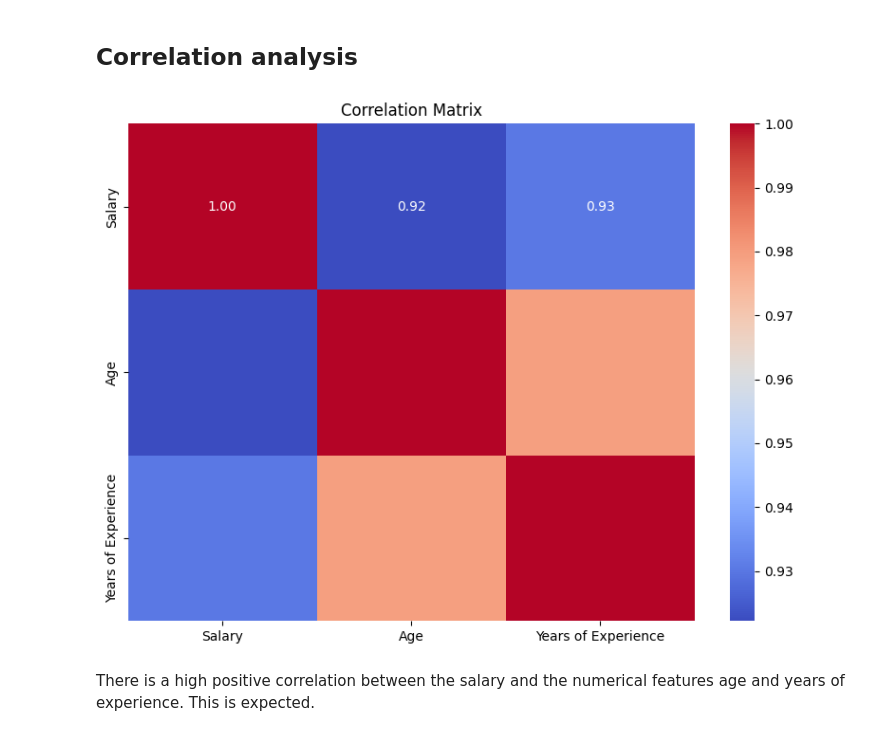
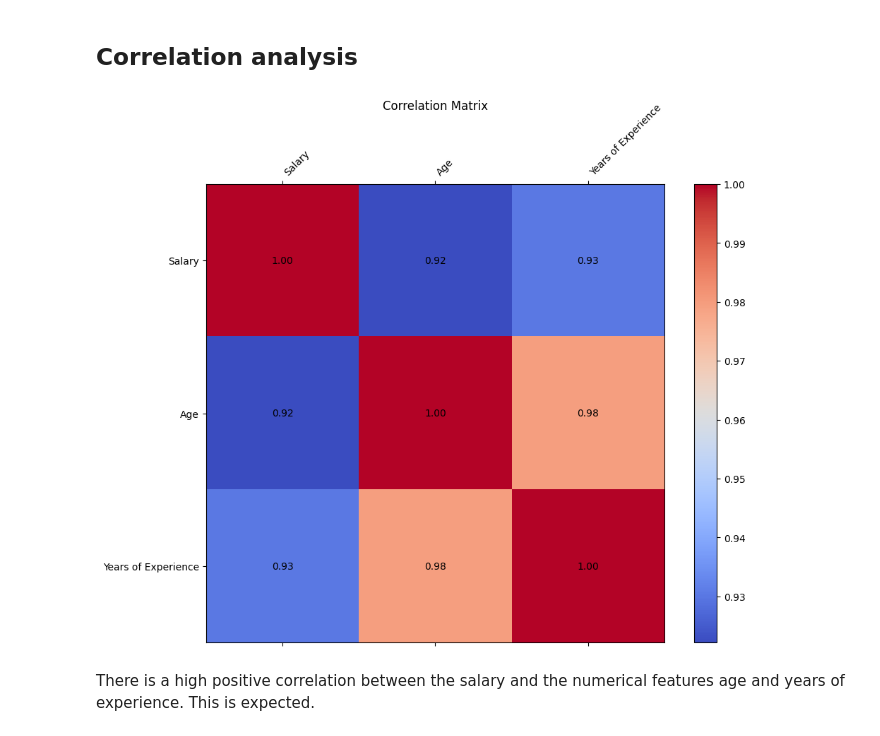
Before and after one commit to cristianrohr/challenge-prediction-salary, a Jupyter notebook: salary-prediction/notebooks/01_EDA.ipynb, the cells around one changed output. Drawn from its saved outputs; the diff is of its cells as text; code cells hidden in the pictures.

```diff
--- a/salary-prediction/notebooks/01_EDA.ipynb
+++ b/salary-prediction/notebooks/01_EDA.ipynb
@@ -231,20 +249,31 @@ merged_data.head()
 # %% [markdown]
 ## Correlation analysis
 # %%
-numeric_cols = merged_data.select_dtypes(include=['int64', 'float64']).columns
-# Exclude 'id' from correlation
-numeric_cols = numeric_cols[numeric_cols != 'id']
-# Calculate correlation matrix
+import matplotlib.pyplot as plt
+import numpy as np
+import seaborn as sns
+
+# Make sure you calculate the correlation matrix first:
+numeric_cols = merged_data.select_dtypes(include=['int64', 'float64']).drop(columns=['id']).columns
 correlation = merged_data[numeric_cols].corr()
 
-# Heatmap of correlations
-plt.figure(figsize=(8, 6))
-sns.heatmap(correlation, annot=True, cmap='coolwarm', fmt='.2f')
-plt.title('Correlation Matrix')
+fig, ax = plt.subplots(figsize=(10, 8))
+cax = ax.matshow(correlation.values, cmap="coolwarm")  # Use .values to ensure it's a 2D array
+fig.colorbar(cax)
+
+# Annotate with correlation values
+for (i, j), val in np.ndenumerate(correlation.values):
+    ax.text(j, i, f"{val:.2f}", ha='center', va='center', color='black')
+
+ax.set_xticks(range(len(correlation.columns)))
+ax.set_yticks(range(len(correlation.columns)))
+ax.set_xticklabels(correlation.columns, rotation=45, ha='left')
+ax.set_yticklabels(correlation.columns)
+ax.set_title("Correlation Matrix", y=1.15)
 plt.tight_layout()
 plt.show()
 # %% [output]
-[figure, old version]
+[figure, new version]
 # %% [markdown]
 There is a high positive correlation between the salary and the numerical features age and years of experience. This is expected.
 # %% [markdown]
```
Also changed, not shown: parts of 5 cells of this notebook, 2 other files.
